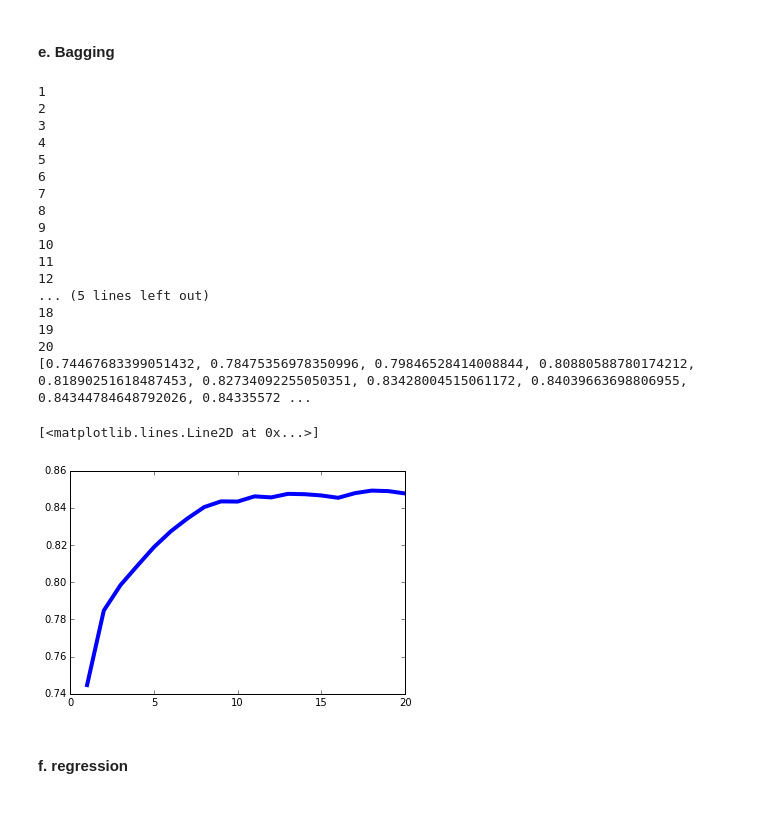
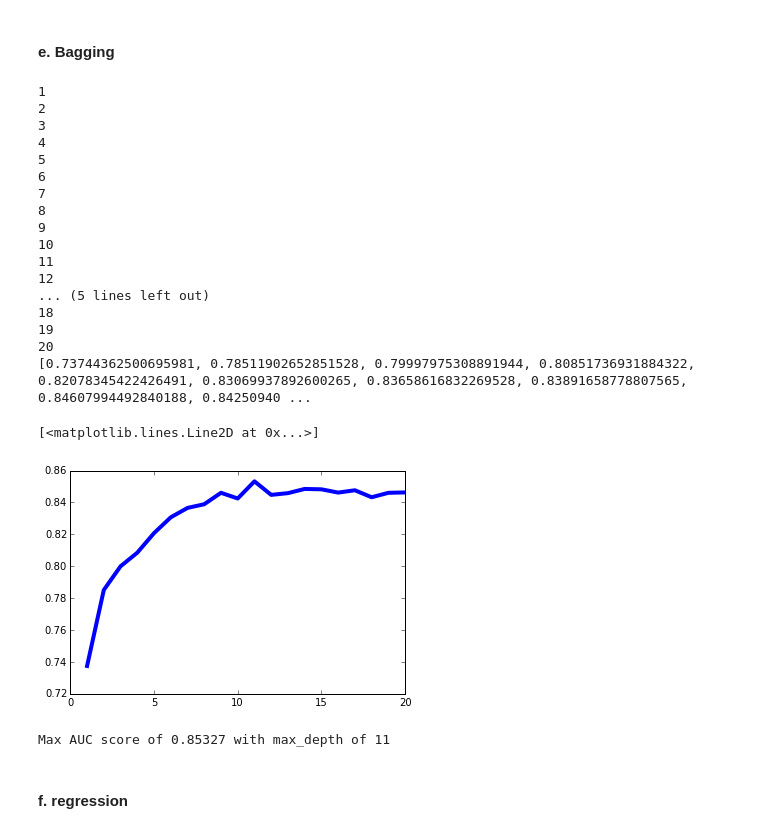
Before and after one commit to MinHyung-Kang/ColoradoEducation, a Jupyter notebook: Binary_Grade_Prediction.ipynb, the cells around one changed output. Saved outputs shown, nothing was run; the diff lists cells and outputs as text; code cells hidden in the pictures.

```diff
--- a/Binary_Grade_Prediction.ipynb
+++ b/Binary_Grade_Prediction.ipynb
@@ -194,10 +251,10 @@ knn_val = []
 
 knnset = [3,4,7]
 knn_features = features[:,knnset]
-
+#knn_features = features
 
 #k-nn
-kf = KFold(len(knn_features_train), n_folds=10)
+kf = KFold(len(knn_features), n_folds=10)
 
 for i in X :
     auc=0
@@ -373,41 +433,42 @@ n=20
 bag_X = range(1,n+1)
 for i in bag_X:
     print i
     bagging_dt=ensemble.BaggingClassifier (
-    base_estimator=tree.DecisionTreeClassifier(random_state=0,max_depth=i ,min_samples_leaf=5),
-    n_estimators=60)
+    base_estimator=tree.DecisionTreeClassifier(random_state=0,max_depth=i ,min_samples_leaf=3),  n_estimators=33)
     bagging_dt.fit(bag_features_train,bag_target_train)
     probabilities_bg_dt = bagging_dt.predict_proba(bag_features_test)
     bagging_tree.append(metrics.roc_auc_score(bag_target_test,probabilities_bg_dt[:,1],sample_weight=None))
 
 
 print bagging_tree
 
 plt.plot(bag_X,bagging_tree, linewidth=4.0)
 # %% [output]
 1
 2
 3
 4
 5
 6
 7
 8
 9
 10
 11
 12
 ... (5 lines left out)
 18
 19
 20
-[0.74467683399051432, 0.78475356978350996, 0.79846528414008844, 0.80880588780174212, 0.81890251618487453, 0.82734092255050351, 0.83428004515061172, 0.84039663698806955, 0.84344784648792026, 0.84335572 ...
+[0.73744362500695981, 0.78511902652851528, 0.79997975308891944, 0.80851736931884322, 0.82078345422426491, 0.83069937892600265, 0.83658616832269528, 0.83891658778807565, 0.84607994492840188, 0.84250940 ...
 [<matplotlib.lines.Line2D at 0x...>]
-[figure, old version]
+[figure, new version]
 # %%
 bt_max = max(bagging_tree)
 bt_maxIndex = bagging_tree.index(bt_max)
-print 'Max AUC score of %1.5f with max_depth of %d' %(float(bt_max), bag_x[bt_maxIndex])
+print 'Max AUC score of %1.5f with max_depth of %d' %(float(bt_max), bag_X[bt_maxIndex])
+# %% [output]
+Max AUC score of 0.85327 with max_depth of 11
 # %% [markdown]
 #### f. regression
 # %%
```
Also changed, not shown: parts of 21 cells of this notebook.
